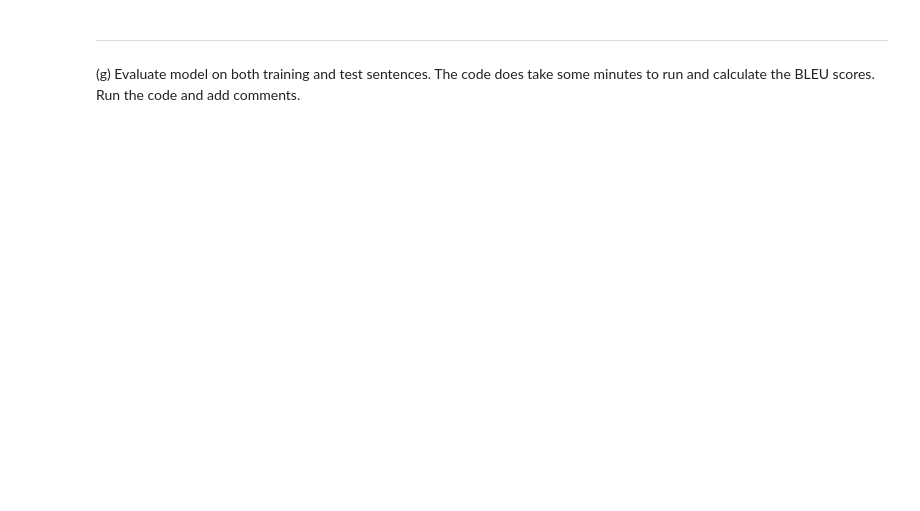
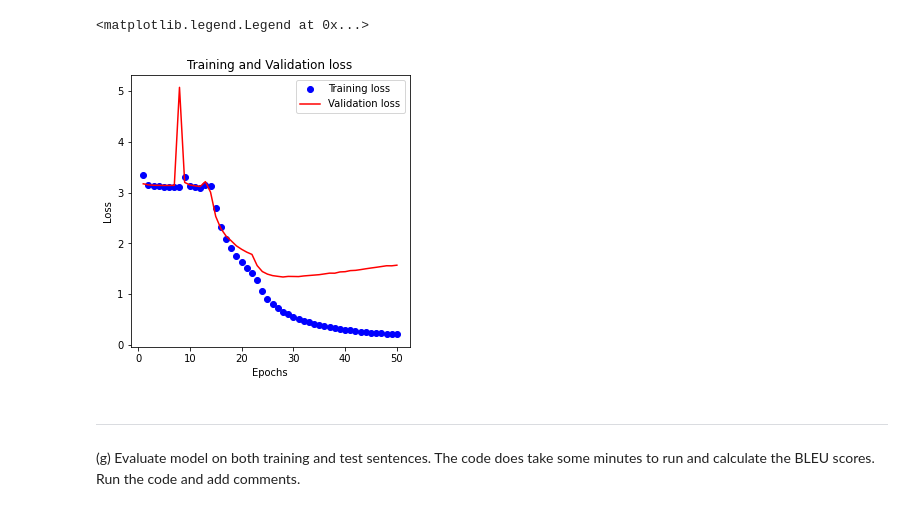
Before and after one commit to mhuckvale/pals0039, a Jupyter notebook: Exercise_8_3.ipynb, the cells around one changed output. Cells and saved outputs as stored; diff of their text form; code cells hidden in the pictures; blank space fills up the shorter version.

```diff
--- a/Exercise_8_3.ipynb
+++ b/Exercise_8_3.ipynb
@@ -230,6 +271,7 @@ plot_model(model, to_file='model.png', show_shapes=True)
 # %%
-#
+# because training takes time, we checkpoint the model during training
+# this saves the partially trained model any time that the validation loss is reduced
 filename = 'model.h5'
 checkpoint = ModelCheckpoint(filename, monitor='val_loss', verbose=1, save_best_only=True, mode='min')
 #
-model.fit(trainX, trainY, epochs=30, batch_size=64, validation_data=(testX, testY), callbacks=[checkpoint], verbose=2)
+history=model.fit(trainX, trainY, epochs=50, batch_size=64, validation_data=(testX, testY), callbacks=[checkpoint], verbose=2)
@@ -236,3 +296,22 @@ model.fit(trainX, trainY, epochs=30, batch_size=64, validation_data=(testX, test
+# %%
+# get the history dictionary
+hist=history.history
+epochs=range(1,len(hist['loss'])+1)
+
+import matplotlib.pyplot as plt
+%matplotlib inline
+
+# plot loss curves
+plt.figure(figsize=(5,5))
+plt.plot(epochs,hist['loss'],'bo',label="Training loss")
+plt.plot(epochs,hist['val_loss'],'r-',label="Validation loss")
+plt.title("Training and Validation loss")
+plt.xlabel("Epochs")
+plt.ylabel("Loss")
+plt.legend()
+# %% [output]
+<matplotlib.legend.Legend at 0x...>
+[figure, added]
 # %% [markdown]
 ---
 (g) Evaluate model on both training and test sentences. The code does take some minutes to run and calculate the BLEU scores. Run the code and add comments.
```
Also changed, not shown: parts of 14 cells of this notebook.
